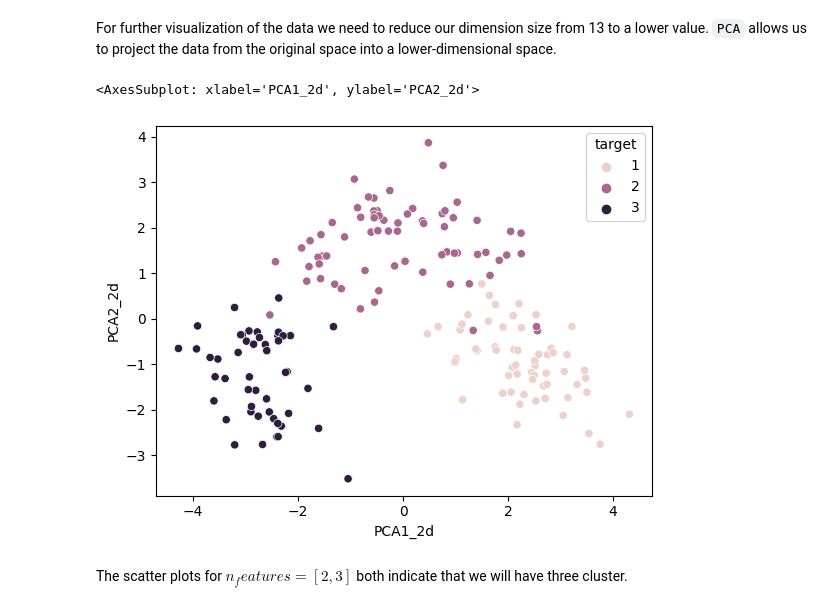
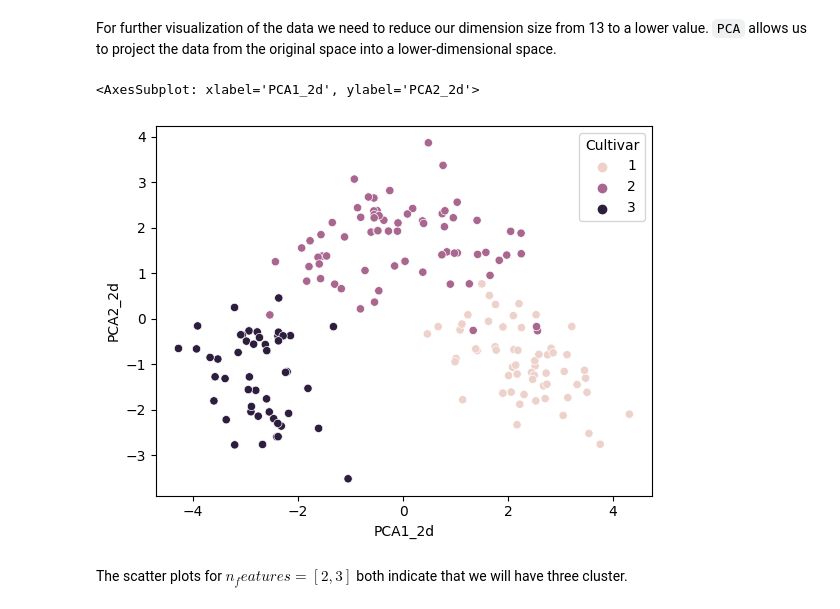
Before and after one commit to Falk358/data_science, a Jupyter notebook: sheet06/dea06_exercise1.ipynb, the cells around one changed output. Cells and saved outputs as stored; diff of their text form; code cells hidden in the pictures.

```diff
--- a/sheet06/dea06_exercise1.ipynb
+++ b/sheet06/dea06_exercise1.ipynb
@@ -18,6 +24,6 @@ First we prepare our dataframe. The source is `wine.data` with information about
 # %%
-# first column is our class identifier (= target), the dataset has 3 number of instances for classification
-columns = ['target', 'Alcohol', 'Malic acid', 'Ash', 'Alcalinity of ash', 'Magnesium', 'Total phenols', 'Flavanoids', 'Nonflavanoid phenols', 'Proanthocyanins', 'Color intensity', 'Hue', 'OD280/OD315 of diluted wines', 'Proline']
+# first column is our class identifier (= Cultivar), which has 3 number of instances for classification
+columns = ['Cultivar', 'Alcohol', 'Malic acid', 'Ash', 'Alcalinity of ash', 'Magnesium', 'Total phenols', 'Flavanoids', 'Nonflavanoid phenols', 'Proanthocyanins', 'Color intensity', 'Hue', 'OD280/OD315 of diluted wines', 'Proline']
 # %%
 # import dataframe
 df = pd.read_csv("../data/wine.data", names=columns)
@@ -49,8 +55,8 @@ Name: target, dtype: int64
 As a little help, we read through this article: https://grabngoinfo.com/5-ways-for-deciding-number-of-clusters-in-a-clustering-model/
 # %%
 # split df into data & class identifier labels
-df_data = df[df.columns.difference(['target'])]
-labels = df['target']
+df_data = df[df.columns.difference(['Cultivar'])]
+labels = df['Cultivar']
 # %% [markdown]
 Before we can start with applying data, we need to standardize our data with a scaler, e.g. StandardScaler().
 # %%
@@ -61,16 +67,16 @@ For further visualization of the data we need to reduce our dimension size from
 # %%
 # n = 2
 X_2n = PCA(n_components=2).fit_transform(X)
 
 # add the two pca values to the original dataframe
 df['PCA1_2d'] = X_2n[:, 0]
 df['PCA2_2d'] = X_2n[:, 1]
 
 # visualize 2-dimensional clustering
-sns.scatterplot(data=df, x='PCA1_2d', y='PCA2_2d', hue='target')
+sns.scatterplot(data=df, x='PCA1_2d', y='PCA2_2d', hue='Cultivar')
 # %% [output]
 <AxesSubplot: xlabel='PCA1_2d', ylabel='PCA2_2d'>
-[figure, old version]
+[figure, new version]
 # %%
 # n = 3
 X_3n = PCA(n_components=3).fit_transform(X)
```
Also changed, not shown: parts of 17 cells of this notebook, 1 other file.
